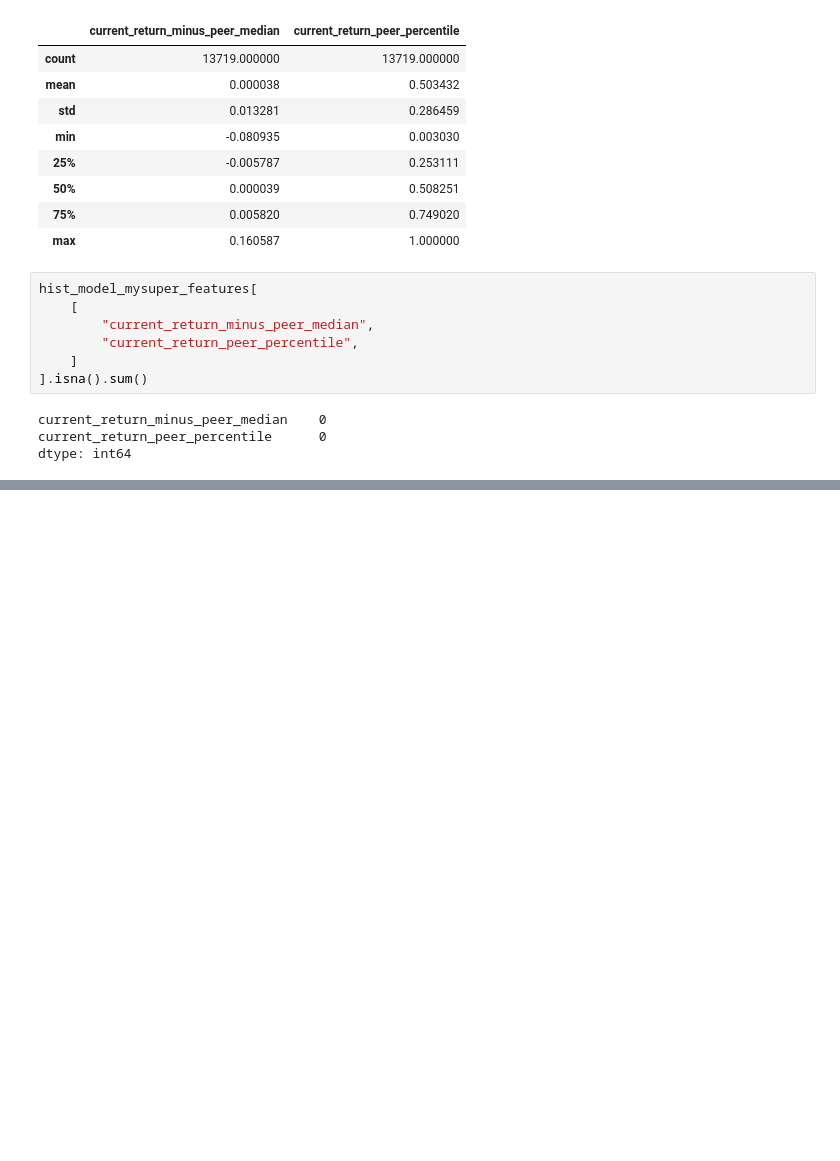
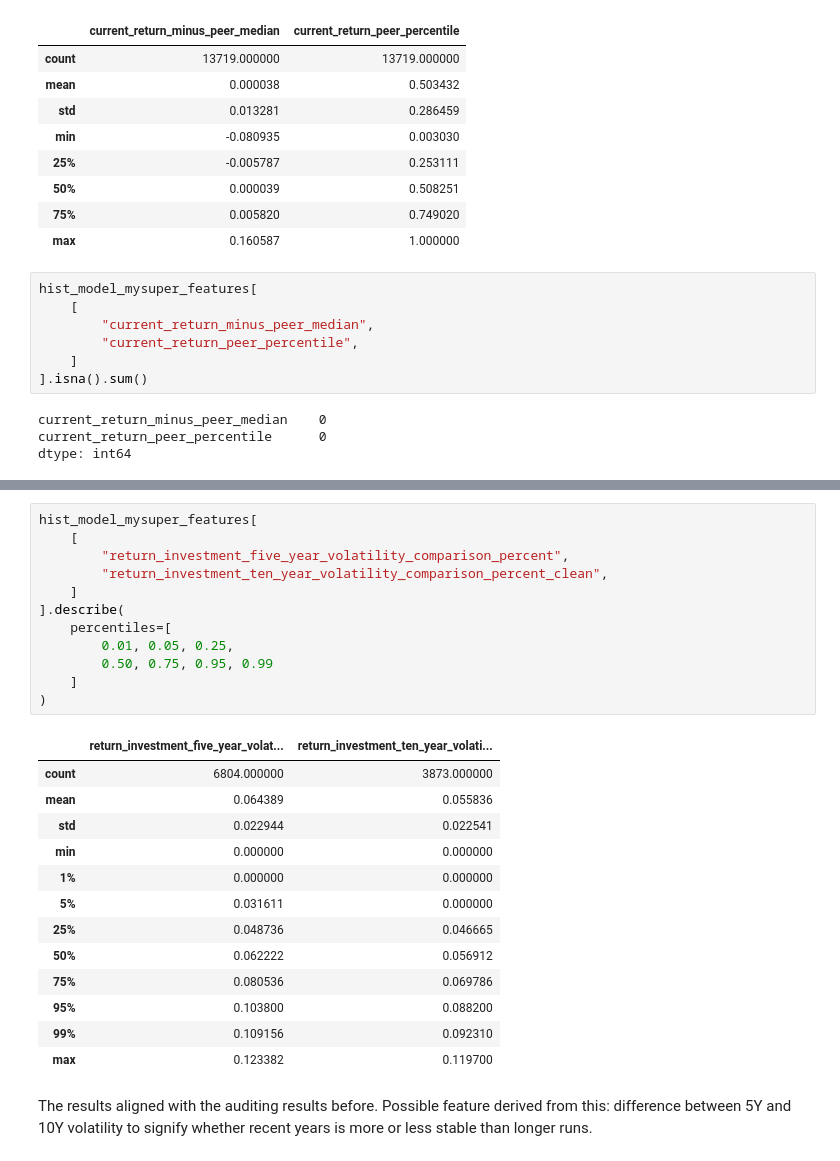
Before and after one commit to terra9/superannuation-performance-early-warning, a Jupyter notebook: notebooks/feature_engineering.ipynb, the cells around one changed output, grey strips where cells are left out. Saved outputs shown, nothing was run; the diff lists cells and outputs as text; blank space fills up the shorter version.

```diff
--- a/notebooks/feature_engineering.ipynb
+++ b/notebooks/feature_engineering.ipynb
@@ -637,0 +659,28 @@ dtype: int64
+# %%
+hist_model_mysuper_features[
+    [
+        "return_investment_five_year_volatility_comparison_percent",
+        "return_investment_ten_year_volatility_comparison_percent_clean",
+    ]
+].describe(
+    percentiles=[
+        0.01, 0.05, 0.25,
+        0.50, 0.75, 0.95, 0.99
+    ]
+)
+# %% [output]
+|  | return_investment_five_year_volat... | return_investment_ten_year_volati... |
+| count | 6804.000000 | 3873.000000 |
+| mean | 0.064389 | 0.055836 |
+| std | 0.022944 | 0.022541 |
+| min | 0.000000 | 0.000000 |
+| 1% | 0.000000 | 0.000000 |
+| 5% | 0.031611 | 0.000000 |
+| 25% | 0.048736 | 0.046665 |
+| 50% | 0.062222 | 0.056912 |
+| 75% | 0.080536 | 0.069786 |
+| 95% | 0.103800 | 0.088200 |
+| 99% | 0.109156 | 0.092310 |
+| max | 0.123382 | 0.119700 |
+# %% [markdown]
+The results aligned with the auditing results before. Possible feature derived from this: difference between 5Y and 10Y volatility to signify whether recent years is more or less stable than longer runs.
```
Also changed, not shown: parts of 35 cells of this notebook.
